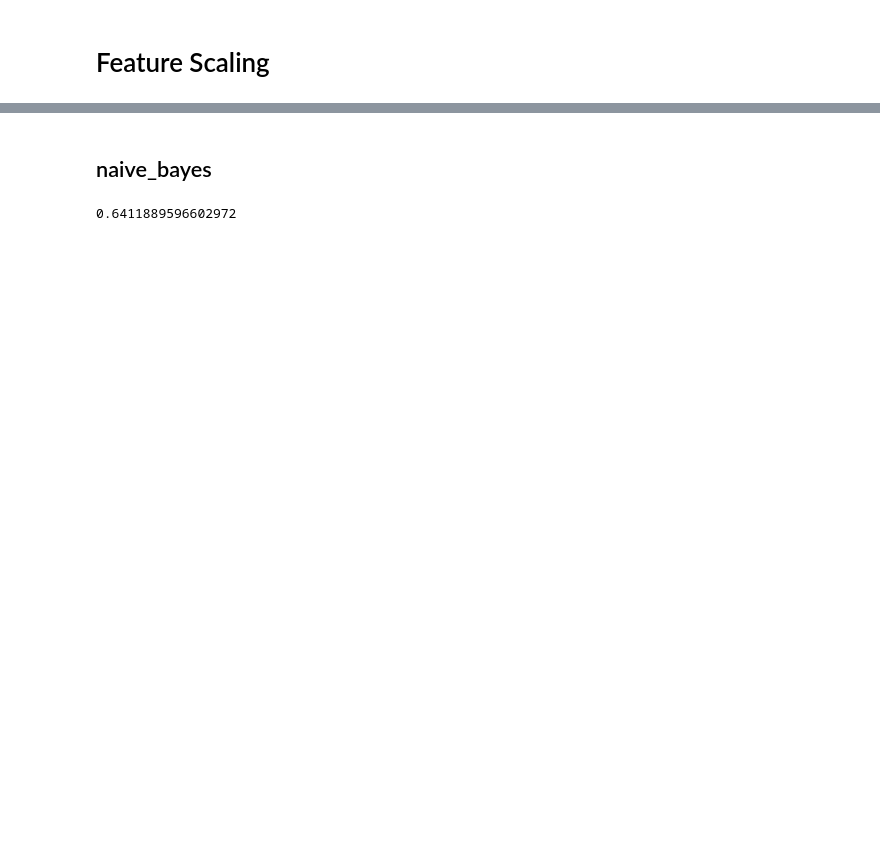
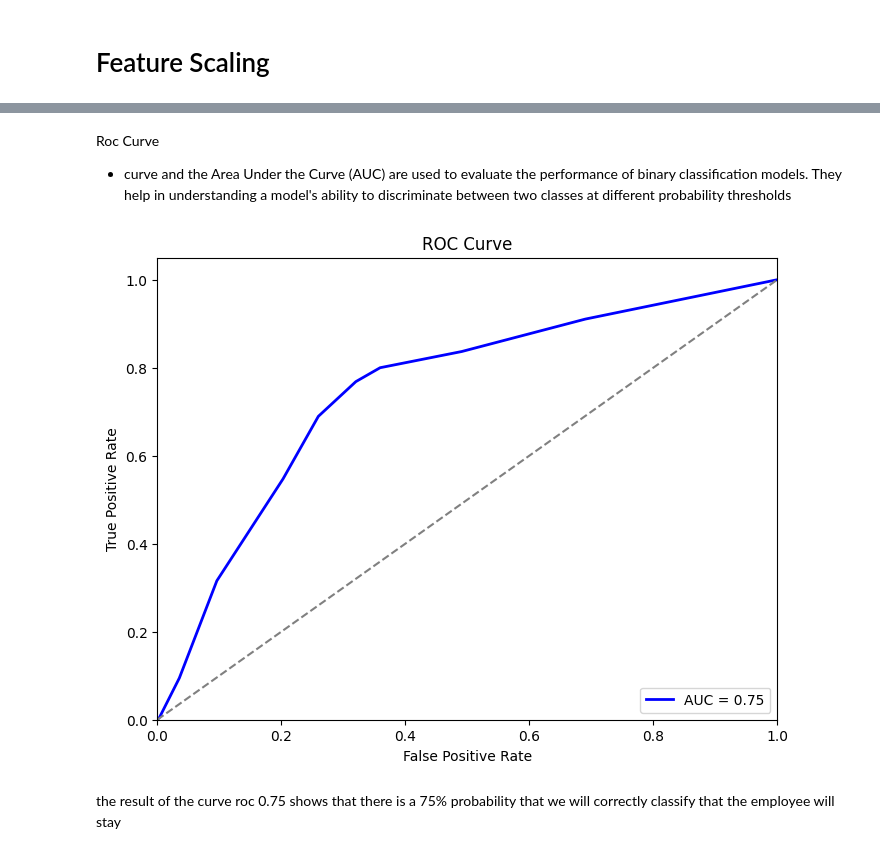
Before and after one commit to Natalia9922/Employee-_classification_project, a Jupyter notebook: Employee__classification_project.ipynb, the cells around one changed output, grey strips where cells are left out. Cells and saved outputs as stored; diff of their text form; code cells hidden in the pictures; blank space fills up the shorter version.

```diff
--- a/Employee__classification_project.ipynb
+++ b/Employee__classification_project.ipynb
@@ -668,0 +751,26 @@ weighted avg     0.6354    0.6454    0.6272       471
+# %%
+# Create KNN model
+knn = KNeighborsClassifier()
+
+# Define parameter grid for GridSearchCV
+param_grid = {
+    'n_neighbors': [3, 5, 9],       # Number of neighbors
+    'weights': ['uniform', 'distance'],  # Weighting scheme
+    'metric': ['euclidean', 'manhattan']  # Distance metric
+}
+
+# Create GridSearchCV object
+grid_search = GridSearchCV(knn, param_grid, cv=5, scoring='accuracy', n_jobs=-1)
+
+# Fit the model using GridSearchCV
+grid_search.fit(X_train_scaled, y_train)
+
+# Get the best parameters and best model
+best_params = grid_search.best_params_
+best_knn_model = grid_search.best_estimator_
+print("Best Parameters:", best_params)
+
+
+# Make predictions using the best model
+y_pred_KN = best_knn_model.predict(X_test_scaled)
+y_scores_KN = best_knn_model.predict_proba(X_test_scaled)
@@ -701,2 +790,0 @@ accuracy_score(y_train, y_pred_train)
-# %% [markdown]
-## naive_bayes
@@ -709,4 +791,23 @@ y_pred = gnb.fit(X_train_scaled, y_train).predict(X_test_scaled)
-# %%
-accuracy_score(y_test, y_pred)
-# %% [output]
-0.6411889596602972
+# %% [markdown]
+Roc Curve
+* curve and the Area Under the Curve (AUC) are used to evaluate the performance of binary classification models. They help in understanding a model's ability to discriminate between two classes at different probability thresholds
+# %%
+# Calculate ROC curve and AUC-ROC
+fpr, tpr, thresholds = roc_curve(y_test, y_scores_KN[:, 1])
+roc_auc = roc_auc_score(y_test, y_scores_KN[:, 1])
+
+# Plot ROC curve
+plt.figure(figsize=(8, 6))
+plt.plot(fpr, tpr, color='blue', lw=2, label=f'AUC = {roc_auc:.2f}')
+plt.plot([0, 1], [0, 1], color='gray', linestyle='--')
+plt.xlim([0.0, 1.0])
+plt.ylim([0.0, 1.05])
+plt.xlabel('False Positive Rate')
+plt.ylabel('True Positive Rate')
+plt.title('ROC Curve')
+plt.legend(loc='lower right')
+plt.show()
+# %% [output]
+[figure, added]
+# %% [markdown]
+the result of the curve roc 0.75 shows that there is a 75% probability that we will correctly classify that the employee will stay
```
Also changed, not shown: parts of 83 cells of this notebook.
